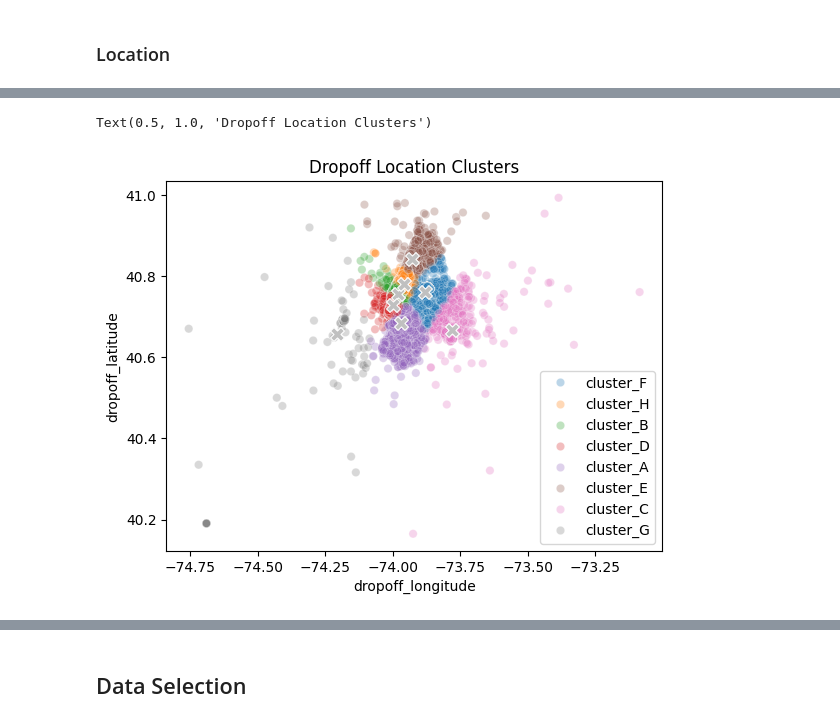
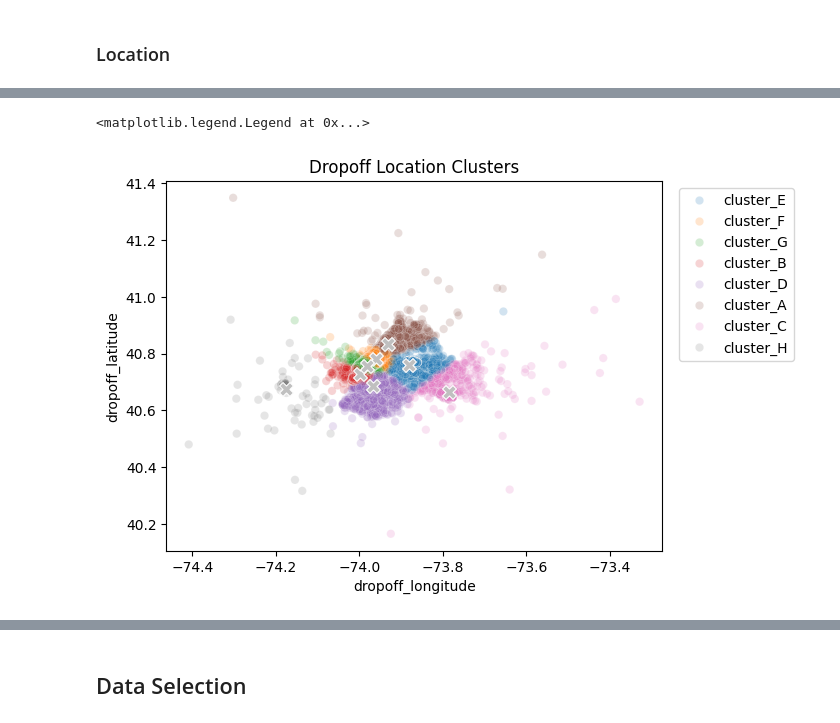
Before and after one commit to ahealion1/Data-Science-Projects, a Jupyter notebook: TaxiFarePrediction/taxi-fare-prediction.ipynb, the cells around one changed output, grey strips where cells are left out. Saved outputs shown, nothing was run; the diff lists cells and outputs as text; code cells hidden in the pictures.

Commit message:
Continue data and model selection, and parameter tweaking

```diff
--- a/TaxiFarePrediction/taxi-fare-prediction.ipynb
+++ b/TaxiFarePrediction/taxi-fare-prediction.ipynb
@@ -163,6 +164,6 @@ sns.boxplot(data=taxi.loc[taxi['pickup_latitude'].between(30, 50)], x='pickup_la
 # %%
-# len(taxi.loc[~taxi['pickup_latitude'].between(40, 41)])
-taxi = taxi.loc[taxi['pickup_latitude'].between(40, 41)]
+# len(taxi.loc[~taxi['pickup_latitude'].between(40, 41.5)])
+taxi = taxi.loc[taxi['pickup_latitude'].between(40, 41.5)]
 taxi.describe()
 # %% [output]
 |  | fare_amount | pickup_longitude | pickup_latitude | dropoff_longitude | dropoff_latitude | passenger_count |
@@ -184,6 +185,6 @@ sns.boxplot(data=taxi.loc[taxi['dropoff_longitude'].between(-80, -70)], x='dropo
 # %%
-# len(taxi.loc[~taxi['dropoff_longitude'].between(-75, -73)])
-taxi = taxi.loc[taxi['dropoff_longitude'].between(-75, -73)]
+# len(taxi.loc[~taxi['dropoff_longitude'].between(-74.5, -73.2)])
+taxi = taxi.loc[taxi['dropoff_longitude'].between(-74.5, -73.2)]
 taxi.describe()
 # %% [output]
 |  | fare_amount | pickup_longitude | pickup_latitude | dropoff_longitude | dropoff_latitude | passenger_count |
@@ -205,6 +206,6 @@ sns.boxplot(data=taxi.loc[taxi['dropoff_latitude'].between(30, 50)], x='dropoff_
 # %%
-# len(taxi.loc[~taxi['dropoff_latitude'].between(40, 41)])
-taxi = taxi.loc[taxi['dropoff_latitude'].between(40, 41)]
+# len(taxi.loc[~taxi['dropoff_latitude'].between(40, 41.5)])
+taxi = taxi.loc[taxi['dropoff_latitude'].between(40, 41.5)]
 taxi.describe()
 # %% [output]
 |  | fare_amount | pickup_longitude | pickup_latitude | dropoff_longitude | dropoff_latitude | passenger_count |
@@ -358,0 +350,9 @@ taxi['distance_loc'] = pd.Series(kmeans.labels_).replace(clust_name_dict)
+# %%
+taxi['jfk'] = (taxi['pickup_longitude'].between(-73.7841, -73.7721) & taxi['pickup_latitude'].between(40.6213, 40.6613)) | (taxi['dropoff_longitude'].between(-73.7841, -73.7721) & taxi['dropoff_latitude'].between(40.6213, 40.6613))
+taxi['lga'] = (taxi['pickup_longitude'].between(-73.8870, -73.8580) & taxi['pickup_latitude'].between(40.7680, 40.7800)) | (taxi['dropoff_longitude'].between(-73.8870, -73.8580) & taxi['dropoff_latitude'].between(40.7680, 40.7800))
+taxi['ewr'] = (taxi['pickup_longitude'].between(-74.1920, -74.1720) & taxi['pickup_latitude'].between(40.6760, 40.7080)) | (taxi['dropoff_longitude'].between(-74.1920, -74.1720) & taxi['dropoff_latitude'].between(40.6760, 40.7080))
+
+print(taxi['fare_amount'].mean())
+print(taxi.loc[taxi['jfk']]['fare_amount'].mean())
+print(taxi.loc[taxi['lga']]['fare_amount'].mean())
+print(taxi.loc[taxi['ewr']]['fare_amount'].mean())
@@ -462,21 +481,22 @@ sns.scatterplot(data=taxi.loc[taxi['fare_amount'] <= 50], x='dropoff_longitude',
 # %%
 dropoff_locs = taxi[['dropoff_longitude', 'dropoff_latitude']]
 # scaler = StandardScaler()
 # scaled_dropoff_locs = scaler.fit_transform(dropoff_locs)
 
 kmeans = KMeans(n_clusters=8, n_init=10)
 kmeans.fit(dropoff_locs)
 
 clust_name_dict = {i:f'cluster_{c}' for i,c in enumerate(ascii_uppercase)}
 kmeans_clusters = pd.Series(kmeans.labels_).replace(clust_name_dict)
 kmeans_centroids = pd.DataFrame(kmeans.cluster_centers_).rename(columns={0:'dropoff_longitude', 1:'dropoff_latitude'}, index=clust_name_dict)
 
-sns.scatterplot(data=taxi, x='dropoff_longitude', y='dropoff_latitude', hue=kmeans_clusters, alpha=0.3)
+sns.scatterplot(data=taxi, x='dropoff_longitude', y='dropoff_latitude', hue=kmeans_clusters, alpha=0.2)
 sns.scatterplot(data=kmeans_centroids, x='dropoff_longitude', y='dropoff_latitude', s=100, c='silver', marker='X')
 plt.title('Dropoff Location Clusters')
+plt.legend(loc='upper right', bbox_to_anchor=(1.28, 1))
 # %% [output]
-Text(0.5, 1.0, 'Dropoff Location Clusters')
+<matplotlib.legend.Legend at 0x...>
-[figure, old version]
+[figure, new version]
 # %%
 kmeans_cluster_fares = pd.DataFrame()
 kmeans_cluster_fares['count'] = taxi.groupby(kmeans_clusters)['key'].count()
```
Also changed, not shown: parts of 28 cells of this notebook.
